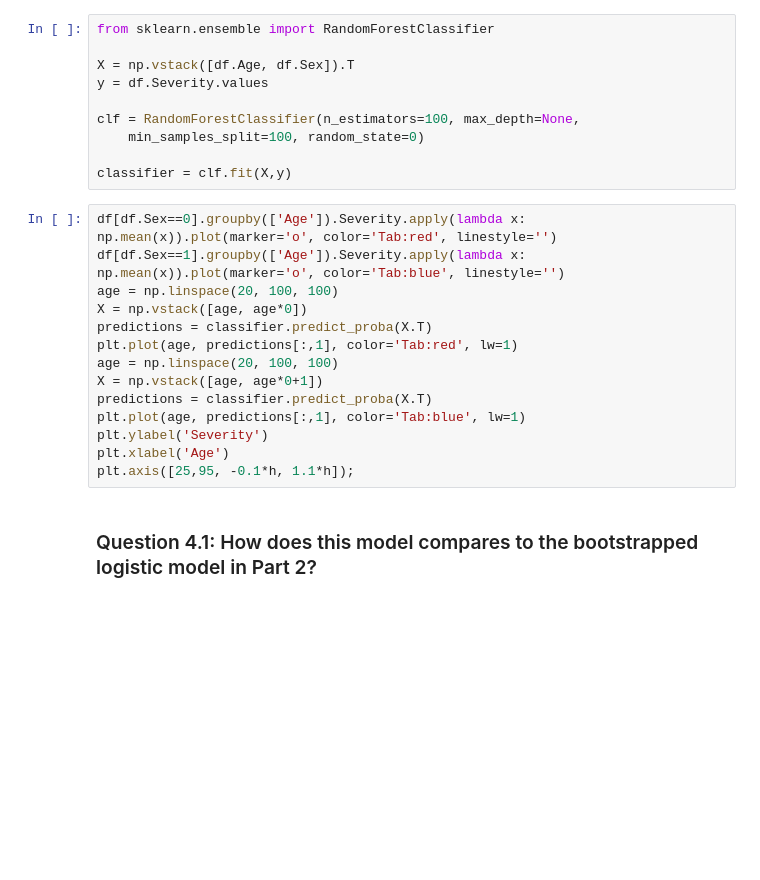
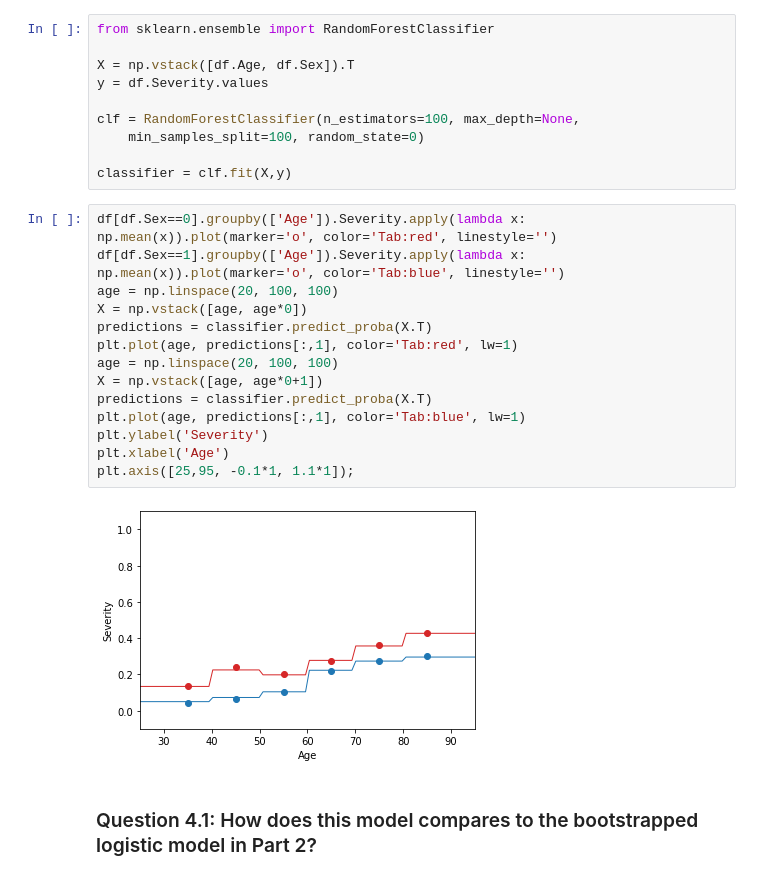
Before and after one commit to Aneruth/Clinical-Decision-Support-System, a Jupyter notebook: WPO4/WPO_4_student.ipynb, the cells around one changed output. Cells and saved outputs as stored; diff of their text form; blank space fills up the shorter version.

```diff
--- a/WPO4/WPO_4_student.ipynb
+++ b/WPO4/WPO_4_student.ipynb
@@ -395,17 +416,19 @@ classifier = clf.fit(X,y)
 # %%
 df[df.Sex==0].groupby(['Age']).Severity.apply(lambda x: np.mean(x)).plot(marker='o', color='Tab:red', linestyle='')
 df[df.Sex==1].groupby(['Age']).Severity.apply(lambda x: np.mean(x)).plot(marker='o', color='Tab:blue', linestyle='')
 age = np.linspace(20, 100, 100)
 X = np.vstack([age, age*0])
 predictions = classifier.predict_proba(X.T)
 plt.plot(age, predictions[:,1], color='Tab:red', lw=1)
 age = np.linspace(20, 100, 100)
 X = np.vstack([age, age*0+1])
 predictions = classifier.predict_proba(X.T)
 plt.plot(age, predictions[:,1], color='Tab:blue', lw=1)
 plt.ylabel('Severity')
 plt.xlabel('Age')
-plt.axis([25,95, -0.1*h, 1.1*h]);
+plt.axis([25,95, -0.1*1, 1.1*1]);
+# %% [output]
+[figure, added]
 # %% [markdown]
 ### Question 4.1:  How does this model compares to the bootstrapped logistic model in Part 2?
 # %% [markdown]
```
Also changed, not shown: parts of 8 cells of this notebook.
